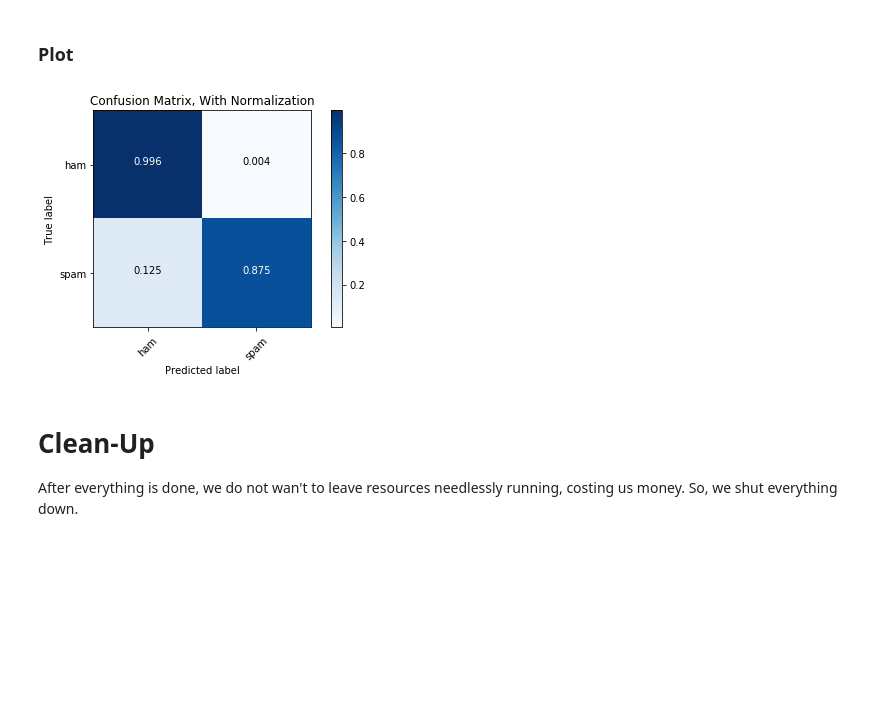
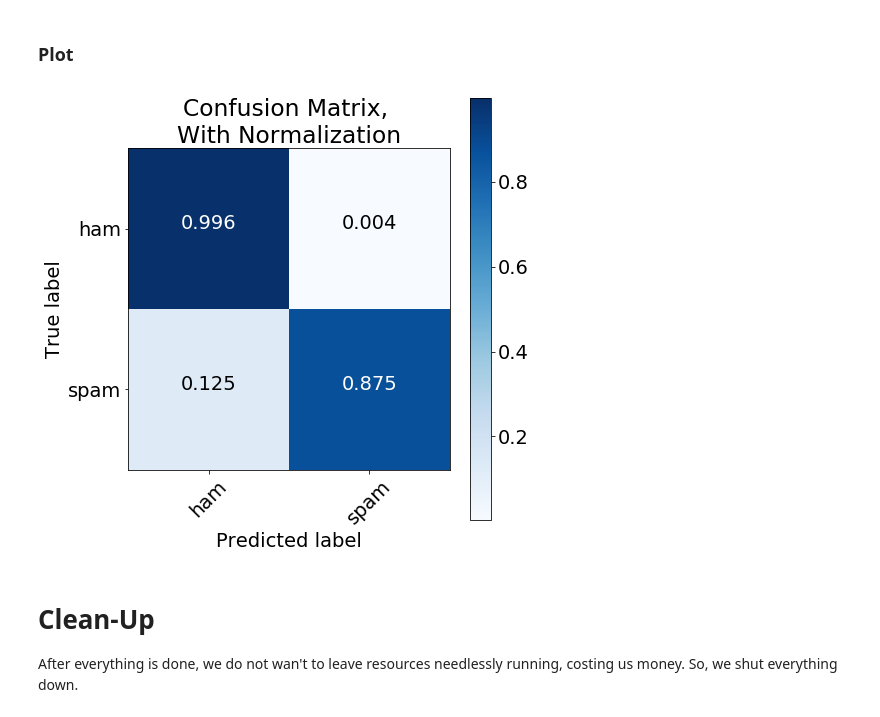
Before and after one commit to canfielder/DSBA-6190_Proj3_Spark_w_Sagemaker, a Jupyter notebook: notebooks/spam_identification.ipynb, the cells around one changed output. Saved outputs shown, nothing was run; the diff lists cells and outputs as text; code cells hidden in the pictures; blank space fills up the shorter version.

Commit message:
Output Updates

```diff
--- a/notebooks/spam_identification.ipynb
+++ b/notebooks/spam_identification.ipynb
@@ -384,7 +389,8 @@ We will tokenize the text using a pyspark pipeline. First, we must initialize th
 # %%
 tokenizer = Tokenizer(inputCol="sms_norm", outputCol="tokens")
 remover = StopWordsRemover(inputCol="tokens", outputCol="tokens_filtered")
-hashingTF = HashingTF(inputCol="tokens", outputCol="features_tf", numFeatures=1000)
+hashingTF = HashingTF(inputCol="tokens", outputCol="features_tf",
+                      numFeatures=1000)
 
 pipeline_text = Pipeline(stages=[tokenizer, remover, hashingTF])
 # %% [markdown]
@@ -485,7 +462,8 @@ only showing top 10 rows
 Moving forward we only need the tf-idf features and the class label. We will relabel them features and label to be consistent with the XGBoost Estmator input labels.
 # %%
 # Select Data
-df_train = train.select(f.col("class").alias("label"), f.col("features_tfidf").alias("features"))
+df_train=train.select(f.col("class").alias("label"), f.col("features_tfidf").
+                        alias("features"))
 df_train.show(5)
 df_train.printSchema()
 # %% [output]
@@ -613,9 +590,17 @@ Then, we will assign predicted labels, using 0.5 as a threshold.
 
 We will also create re-labeled columns with spam and ham. This will be primarily for downstream visuals.
 # %%
-predictions = predictions.withColumn("prediction_binary", f.when(f.col("prediction") > 0.5 , 1.0).otherwise(0.0))
-predictions = predictions.withColumn("prediction_spam", f.when(f.col("prediction_binary") == 1 , "spam").otherwise("ham"))
-predictions = predictions.withColumn("label_spam", f.when(f.col("label") == 1 , "spam").otherwise("ham"))
+predictions = predictions.withColumn("prediction_binary", \
+                                     f.when(f.col("prediction") > 0.5 , 1.0).
+                                     otherwise(0.0))
+
+predictions = predictions.withColumn("prediction_spam", \
+                                     f.when(f.col("prediction_binary") == 1 ,\
+                                            "spam").otherwise("ham"))
+
+predictions = predictions.withColumn("label_spam",\
+                                     f.when(f.col("label") == 1 , "spam").
+                                     otherwise("ham"))
 predictions.show(5)
 # %% [output]
 +-----+--------------------+----------------+-----------------+---------------+----------+
@@ -678,0 +680,11 @@ AUC Score: 0.977
+# %%
+plt.rc('font', size=19.5)
+plt.figure(figsize=[7,7])
+plt.plot(fpr, tpr, label='ROC curve (area = %0.3f)' % (roc_auc))
+plt.plot([0, 1], [0, 1], 'k--')
+plt.xlim([0.0, 1.0])
+plt.ylim([0.0, 1.05])
+plt.xlabel('False Positive Rate')
+plt.ylabel('True Positive Rate')
+plt.title('Receiver Operating Characteristic')
+plt.legend(loc="lower right")
@@ -741,14 +756,14 @@ cm = confusion_matrix(y_true, y_pred, labels=class_names)
 # %% [markdown]
 ### Plot
 # %%
-plt.figure()
+plt.figure(figsize=[7,7])
 plot_confusion_matrix(cm,
                       classes=class_names,
                       normalize=True,
-                      title='Confusion Matrix, With Normalization')
+                      title='Confusion Matrix, \nWith Normalization')
 plt.show()
 # %% [output]
-[figure, old version]
+[figure, new version]
 # %% [markdown]
 # Clean-Up
 After everything is done, we do not wan't to leave resources needlessly running, costing us money. So, we shut everything down.
```
Also changed, not shown: parts of 23 cells of this notebook.
